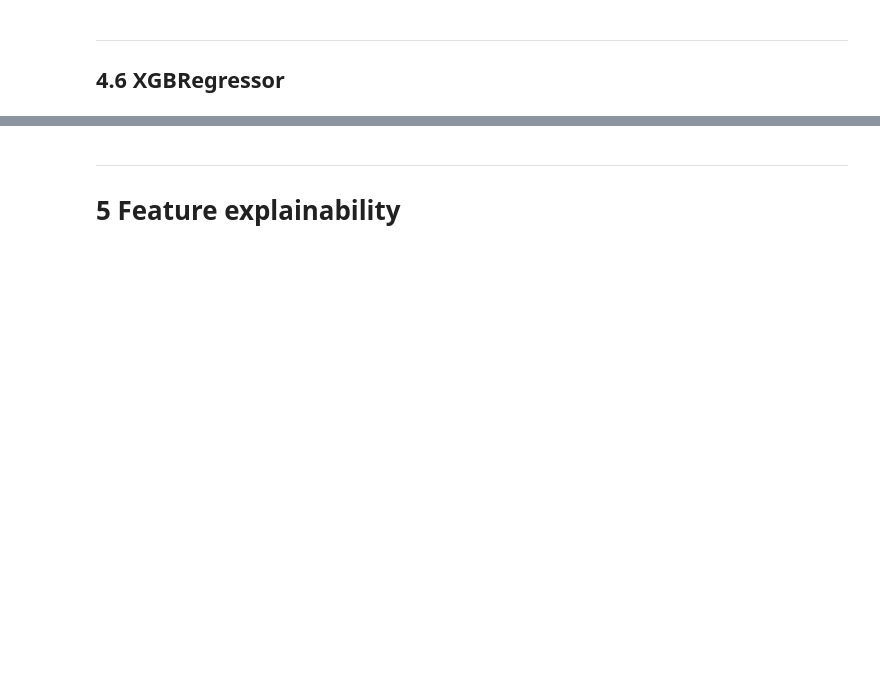
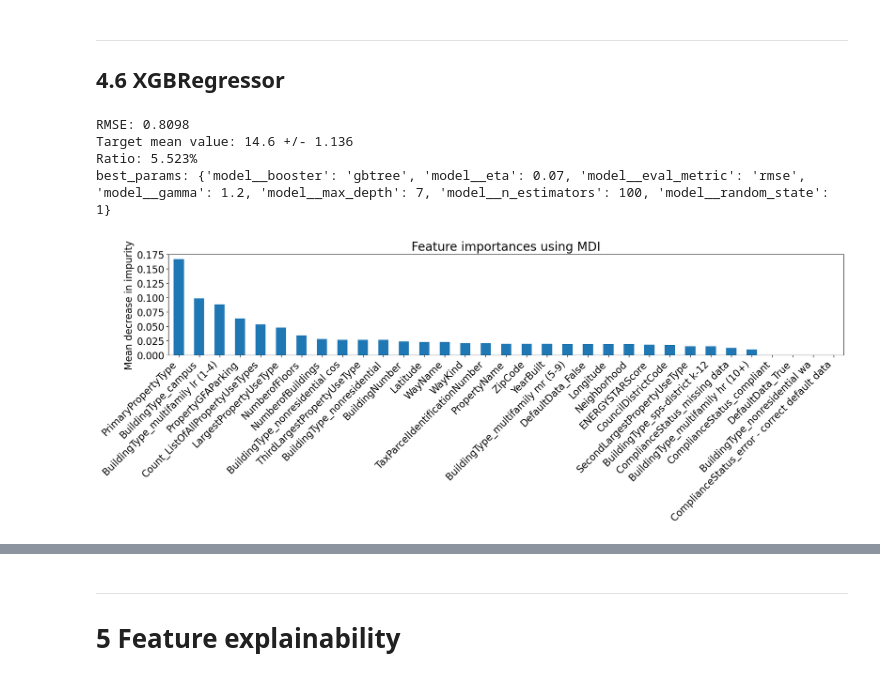
Before and after one commit to curiousmindflow/oc-ml-p3, a Jupyter notebook: exploration.ipynb, the cells around one changed output, grey strips where cells are left out. Saved outputs shown, nothing was run; the diff lists cells and outputs as text; code cells hidden in the pictures; blank space fills up the shorter version.

```diff
--- a/exploration.ipynb
+++ b/exploration.ipynb
@@ -3,11 +3,11 @@
 # %%
 config = {
     "modeling": {
-        "dummy": True,
-        "linear_reg": True,
-        "svr": True,
-        "tree": True,
-        "forest": True,
+        "dummy": False,
+        "linear_reg": False,
+        "svr": False,
+        "tree": False,
+        "forest": False,
         "xgboost": True
     },
     "explain": {
@@ -325,7 +501,6 @@ if config["modeling"]["svr"]:
     grid_params = [
         {
             "model__kernel": ["rbf"],
-            "model__degree": [3],
             "model__gamma": ["scale"]
         }
     ]
@@ -383,24 +567,28 @@ if config["modeling"]["forest"]:
 # %%
 %%time
 if config["modeling"]["xgboost"]:
 
     model = XGBRegressor()
 
     grid_params = [
         {
             "model__random_state": [1],
-            "model__max_depth": [6], # 6, 3 .. 10
-            "model__n_estimators": [100], # 100, 100 .. 1000
-            "model__learning_rate": [0.04], # 0.3, 0.01 .. 0.3
-            "model__colsample_bytree": [1], # 1, 0.5 .. 1
-            "model__subsample": [1], # 1, 0.6 .. 1
-            "model__alpha": [0], # 0
-            "model__lambda": [1], # 1
-            "model__gamma": [0], # 0
+            "model__booster": ["gbtree"],
+            "model__eta": [0.07], # np.arange(0, 0.1, 0.01),
+            "model__gamma": [1.2], # np.arange(0, 3, 0.2),
+            "model__max_depth": [7], #range(3, 9, 1),
+            "model__eval_metric": ["rmse"],
+            "model__n_estimators": [100], # range(0, 110, 10),
         }
     ]
 
     eval_result = evaluate(model, grid_params, data, target_1)
 
     eval_result.print_metrics()
     eval_result.print_feature_importance(show_raw=False)
+# %% [output]
+RMSE: 0.8098
+Target mean value: 14.6 +/- 1.136
+Ratio: 5.523%
+best_params: {'model__booster': 'gbtree', 'model__eta': 0.07, 'model__eval_metric': 'rmse', 'model__gamma': 1.2, 'model__max_depth': 7, 'model__n_estimators': 100, 'model__random_state': 1}
+[figure, added]
```
Also changed, not shown: parts of 43 cells of this notebook, 10 other files.
